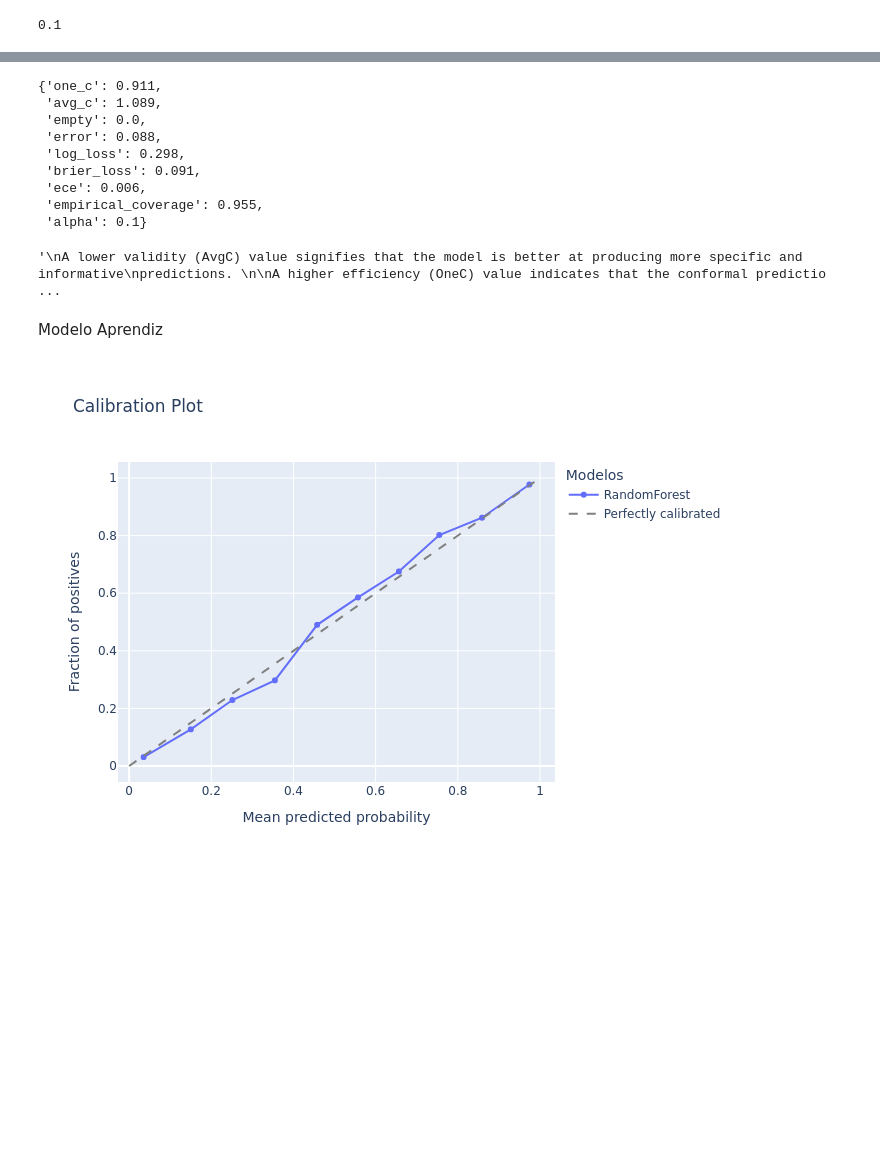
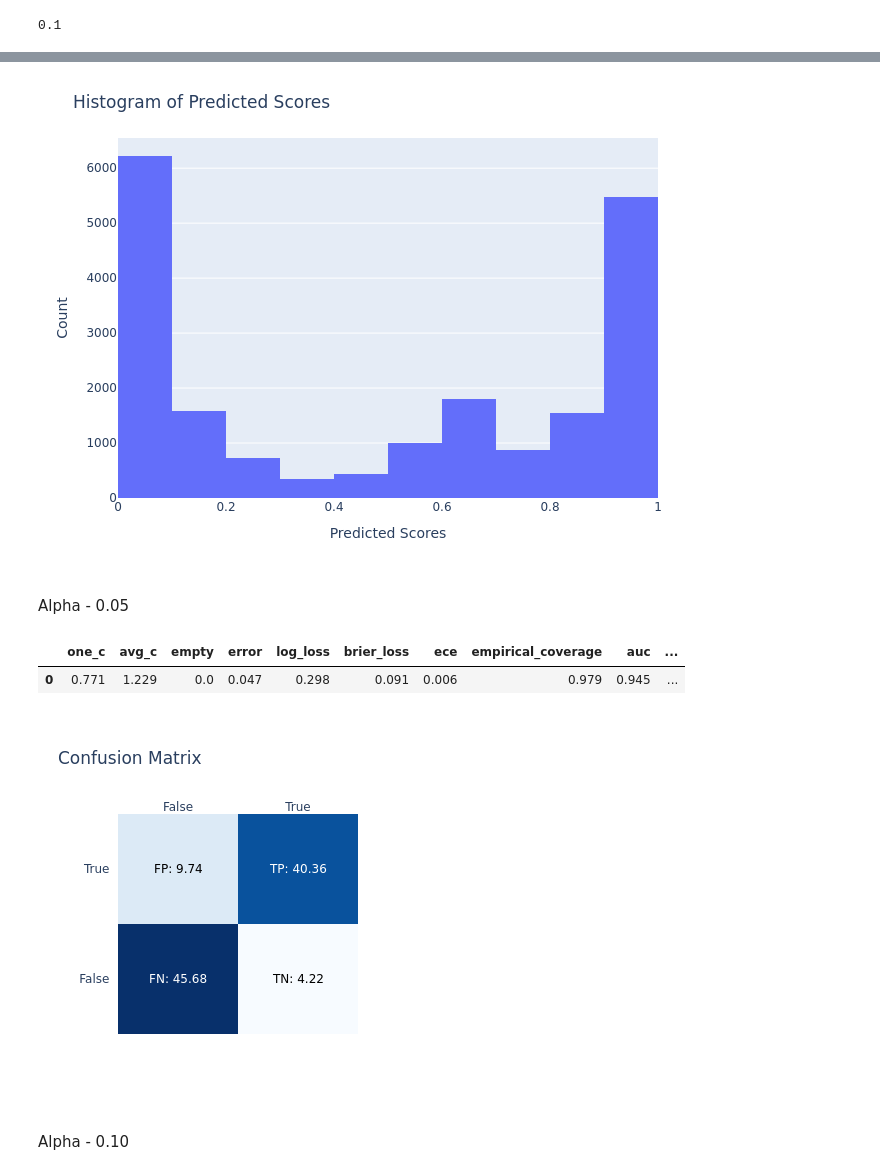
Before and after one commit to HeyLucasLeao/cp-study, a Jupyter notebook: mcp.ipynb, the cells around one changed output, grey strips where cells are left out. Saved outputs shown, nothing was run; the diff lists cells and outputs as text; code cells hidden in the pictures; blank space fills up the shorter version.

```diff
--- a/mcp.ipynb
+++ b/mcp.ipynb
@@ -483,26 +51,11 @@ clf.alpha
+# %%
+histogram(clf, X_test, 15, "png")
+# %% [output]
+[figure, added]
+# %% [markdown]
+Alpha - 0.05
 # %%
-clf.evaluate(X_test, y_test)
+clf.evaluate(X_test, y_test, alpha=0.05)
 # %% [output]
-{'one_c': 0.911,
- 'avg_c': 1.089,
- 'empty': 0.0,
- 'error': 0.088,
- 'log_loss': 0.298,
- 'brier_loss': 0.091,
- 'ece': 0.006,
- 'empirical_coverage': 0.955,
- 'alpha': 0.1}
+|  | one_c | avg_c | empty | error | log_loss | brier_loss | ece | empirical_coverage | auc | ... |
+| 0 | 0.771 | 1.229 | 0.0 | 0.047 | 0.298 | 0.091 | 0.006 | 0.979 | 0.945 | ... |
-# %%
-"""
-A lower validity (AvgC) value signifies that the model is better at producing more specific and informative
-predictions.
-
-A higher efficiency (OneC) value indicates that the conformal prediction model produces specific and informative
-predictions more efficiently.
-
-Researchers have determined that the most effective approach is to use a margin-based nonconformity
-function to achieve a high rate of singleton predictions (OneC).
-
-"""
-# %% [output]
-'\nA lower validity (AvgC) value signifies that the model is better at producing more specific and informative\npredictions. \n\nA higher efficiency (OneC) value indicates that the conformal predictio ...
@@ -514,6 +62,6 @@ function to achieve a high rate of singleton predictions (OneC).
-# %% [markdown]
-Modelo Aprendiz
 # %%
-calibration_plot(clf.learner, X_test, y_test, "png")
+confusion_matrix(clf, X_test, y_test, alpha=0.05, fig_type="png")
 # %% [output]
-[figure, old version]
+[figure, new version]
+# %% [markdown]
+Alpha - 0.10
```
Also changed, not shown: parts of 29 cells of this notebook, 1 other file.
